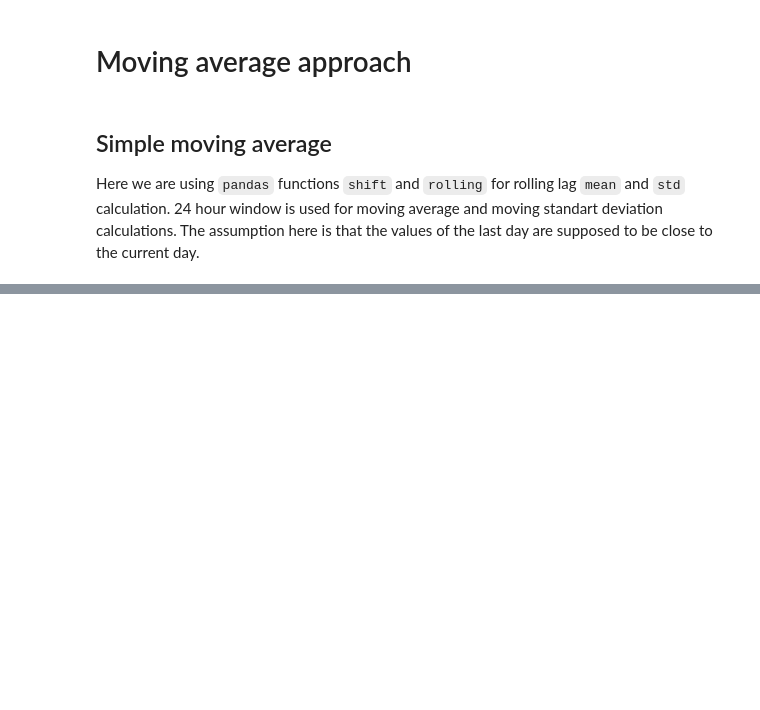
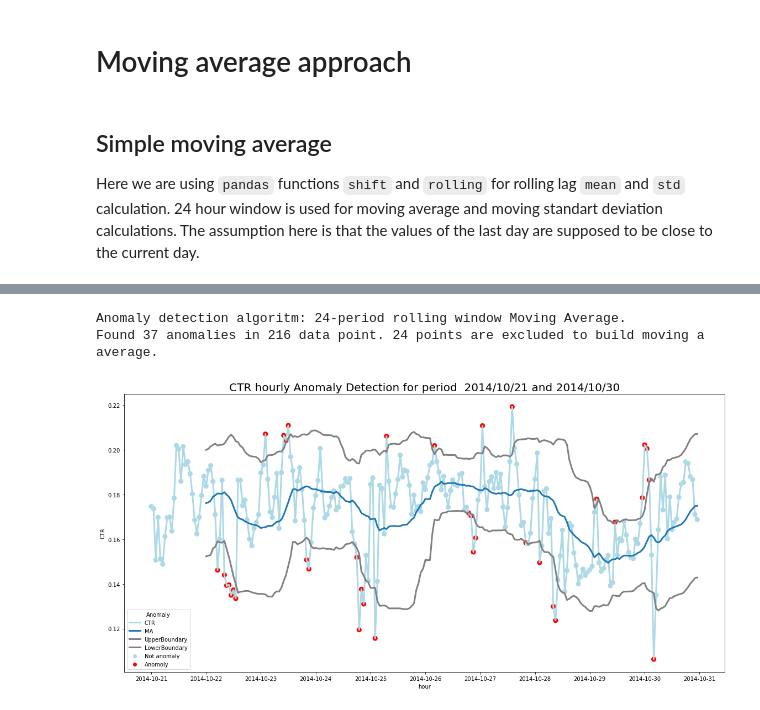
Before and after one commit to MingalievDinar/adverity, a Jupyter notebook: anomaly_detection.ipynb, the cells around one changed output, grey strips where cells are left out. Saved outputs shown, nothing was run; the diff lists cells and outputs as text; code cells hidden in the pictures; blank space fills up the shorter version.

Commit message:
created a fnction for different period MA

```diff
--- a/anomaly_detection.ipynb
+++ b/anomaly_detection.ipynb
@@ -39,12 +39,4 @@ plt.title('Hourly CTR for period  2014/10/21 and 2014/10/30', fontsize=20);
 ## Simple moving average
 
 Here we are using `pandas` functions `shift` and `rolling` for rolling lag `mean` and `std` calculation. 24 hour window is used for moving average and moving standart deviation calculations. The assumption here is that the values of the last day are supposed to be close to the current day.
-# %%
-data_set['MA_24h'] = data_set.CTR.shift(1).rolling(24).mean()
-data_set['STD_24h'] = data_set.CTR.shift(1).rolling(24).std()
-data_set[['UpperBoundary_24h']] = data_set['MA_24h'] + 1.5*data_set['STD_24h']
-data_set[['LowerBoundary_24h']] = data_set['MA_24h'] - 1.5*data_set['STD_24h']
-data_set['Anomaly_24h'] = np.where(
-    abs(data_set['MA_24h'] - data_set['CTR']) > 1.5 * data_set['STD_24h'],
-    True, False)
 # %%
@@ -72,0 +98,6 @@ plt.tight_layout()
+# %%
+plot_anmolies(data_set, 24)
+# %% [output]
+Anomaly detection algoritm: 24-period rolling window Moving Average.
+Found 37 anomalies in 216 data point. 24 points are excluded to build moving a average.
+[figure, added]
```
Also changed, not shown: parts of 4 cells of this notebook.
